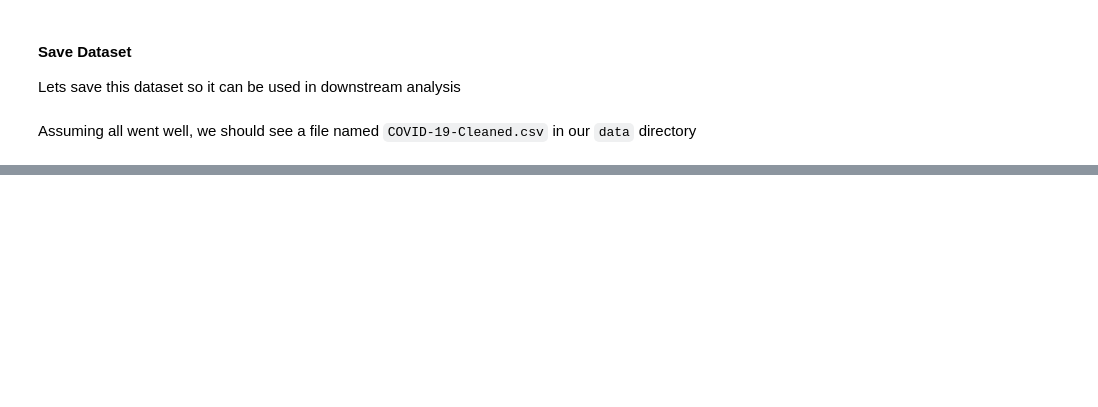
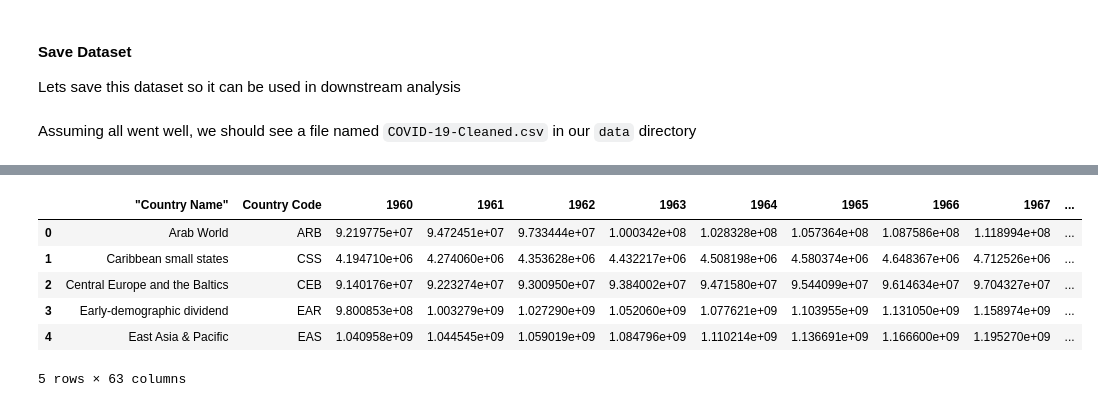
Before and after one commit to beegieb/COVID-19, a Jupyter notebook: Preprocessing.ipynb, the cells around one changed output, grey strips where cells are left out. Cells and saved outputs as stored; diff of their text form; code cells hidden in the pictures; blank space fills up the shorter version.

Commit message:
added population data to processing notebook, and a bugfix in preprocessing COVID-19 dataset

```diff
--- a/Preprocessing.ipynb
+++ b/Preprocessing.ipynb
@@ -136,0 +155,14 @@ COVID-19             COVID-19-Cleaned.csv COVID-19.csv
+# %%
+url = 'http://api.worldbank.org/countries/all/indicators/SP.POP.TOTL?format=csv'
+
+world_bank_population_data = pd.read_csv(url)
+
+world_bank_population_data.head()
+# %% [output]
+|  | ﻿"Country Name" | Country Code | 1960 | 1961 | 1962 | 1963 | 1964 | 1965 | 1966 | 1967 | ... |
+| 0 | Arab World | ARB | 9.219775e+07 | 9.472451e+07 | 9.733444e+07 | 1.000342e+08 | 1.028328e+08 | 1.057364e+08 | 1.087586e+08 | 1.118994e+08 | ... |
+| 1 | Caribbean small states | CSS | 4.194710e+06 | 4.274060e+06 | 4.353628e+06 | 4.432217e+06 | 4.508198e+06 | 4.580374e+06 | 4.648367e+06 | 4.712526e+06 | ... |
+| 2 | Central Europe and the Baltics | CEB | 9.140176e+07 | 9.223274e+07 | 9.300950e+07 | 9.384002e+07 | 9.471580e+07 | 9.544099e+07 | 9.614634e+07 | 9.704327e+07 | ... |
+| 3 | Early-demographic dividend | EAR | 9.800853e+08 | 1.003279e+09 | 1.027290e+09 | 1.052060e+09 | 1.077621e+09 | 1.103955e+09 | 1.131050e+09 | 1.158974e+09 | ... |
+| 4 | East Asia & Pacific | EAS | 1.040958e+09 | 1.044545e+09 | 1.059019e+09 | 1.084796e+09 | 1.110214e+09 | 1.136691e+09 | 1.166600e+09 | 1.195270e+09 | ... |
+5 rows × 63 columns
```
Also changed, not shown: parts of 27 cells of this notebook, 2 other files.
